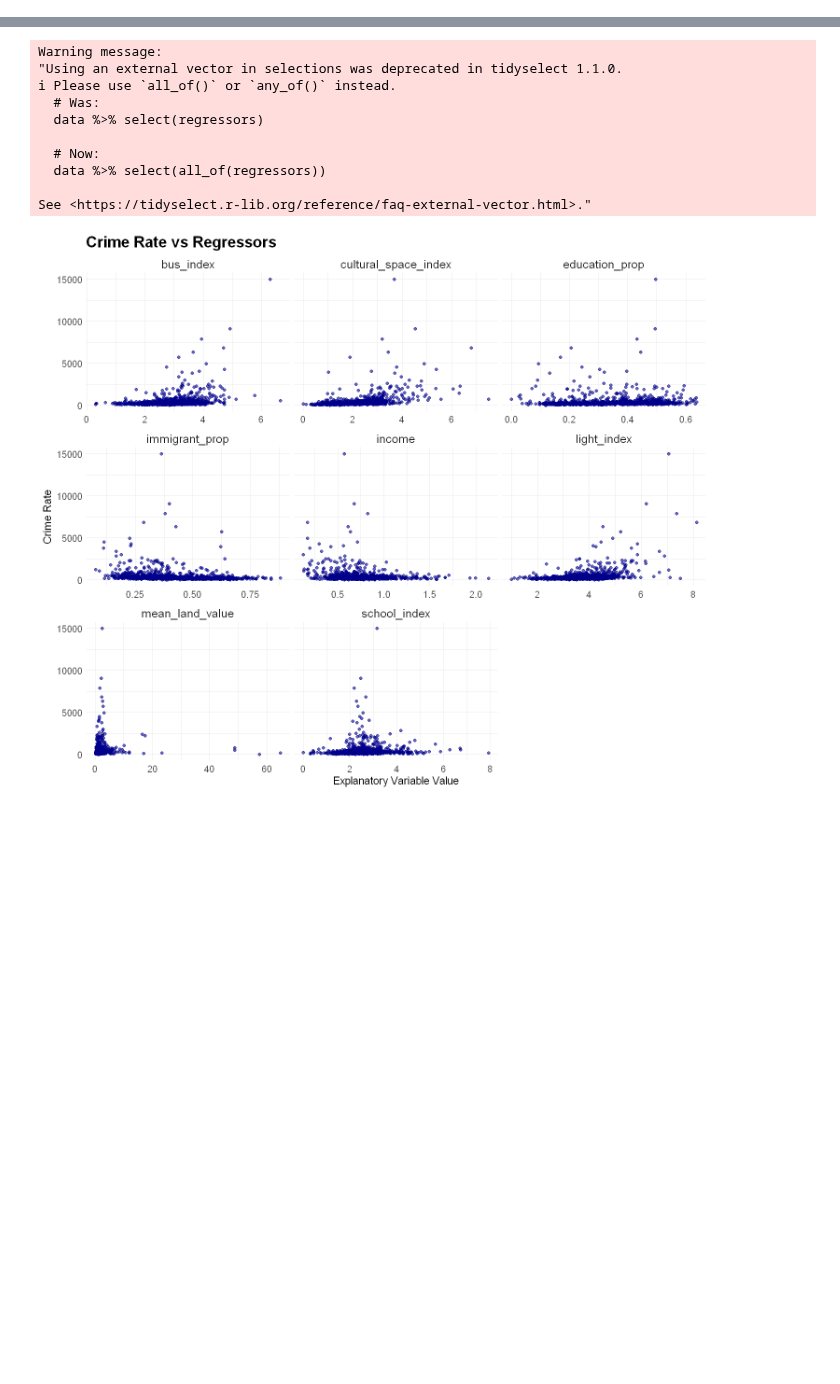
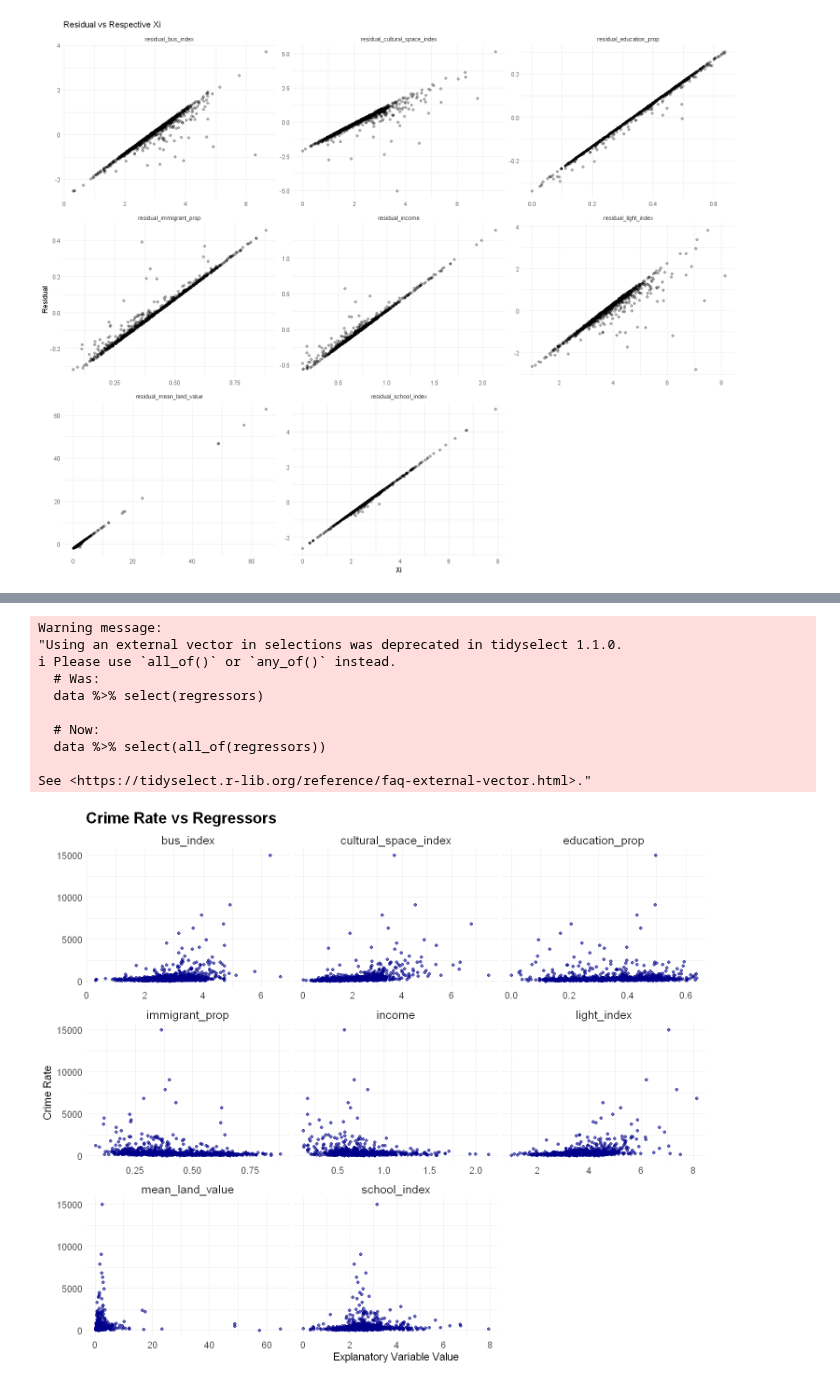
Before and after one commit to Irene-Berezin/econ326, a Jupyter notebook: project_regression.ipynb, the cells around one changed output, grey strips where cells are left out. Saved outputs shown, nothing was run; the diff lists cells and outputs as text; code cells hidden in the pictures; blank space fills up the shorter version.

```diff
--- a/project_regression.ipynb
+++ b/project_regression.ipynb
@@ -87,0 +108,3 @@ $ geometry             <MULTIPOLYGON [°]> MULTIPOLYGON (((-123.0233 4..., MULT
+# %%
+dependent_vars <- c('mean_land_value','school_index', 'light_index', 'bus_index', 'cultural_space_index', 'income', 'immigrant_prop', 'education_prop')
+residuals_df <- fn_residuals(census_index_crime, dependent_vars, "crime_rate")
@@ -87,0 +133,16 @@ $ geometry             <MULTIPOLYGON [°]> MULTIPOLYGON (((-123.0233 4..., MULT
+# %%
+# pivoting dataframe to use as_factor
+
+residuals_long <- residuals_df |>
+  pivot_longer(
+    cols = starts_with("residual_"), names_to = "residual_type", values_to = "residual_value") |>
+  mutate(x_value = case_when(
+    residual_type == "residual_mean_land_value" ~ mean_land_value,
+    residual_type == "residual_school_index" ~ school_index,
+    residual_type == "residual_light_index" ~ light_index,
+    residual_type == "residual_bus_index" ~ bus_index,
+    residual_type == "residual_cultural_space_index" ~ cultural_space_index,
+    residual_type == "residual_income" ~ income,
+    residual_type == "residual_immigrant_prop" ~ immigrant_prop,
+    residual_type == "residual_education_prop" ~ education_prop
+  ))
@@ -87,0 +166,15 @@ $ geometry             <MULTIPOLYGON [°]> MULTIPOLYGON (((-123.0233 4..., MULT
+# %%
+options(repr.plot.width = 15, repr.plot.height = 12)
+
+residuals_plot <- ggplot(residuals_long, aes(x = x_value, y = residual_value)) +
+  geom_point(alpha = 0.3) +
+  facet_wrap(~ residual_type, scales = "free") +
+  labs(
+    title = "Residual vs Respective Xi",
+    x = "Xi",
+    y = "Residual") +
+  theme_minimal()
+
+residuals_plot
+# %% [output]
+[figure, added]
```
Also changed, not shown: parts of 10 cells of this notebook.
